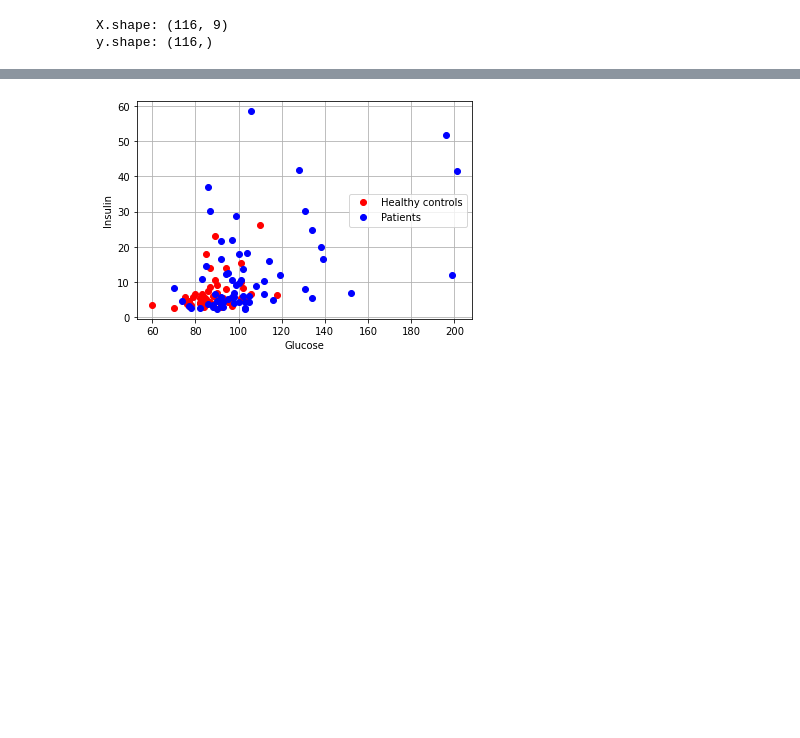
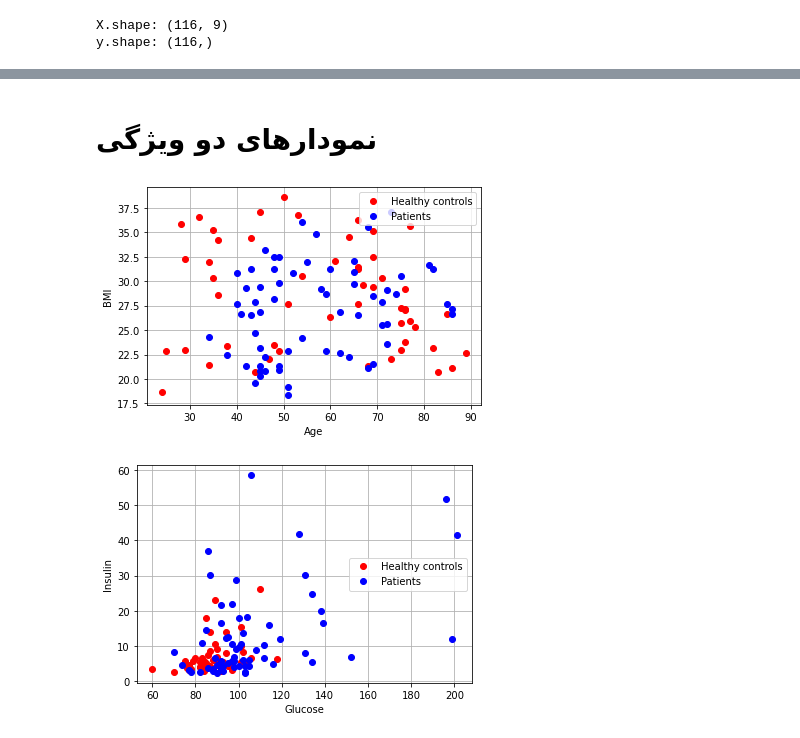
Before and after one commit to zahrasalarian/Artificial-Intelligence-in-Medicine-Projects, a Jupyter notebook: p1/main.ipynb, the cells around one changed output, grey strips where cells are left out. Saved outputs shown, nothing was run; the diff lists cells and outputs as text; code cells hidden in the pictures; blank space fills up the shorter version.

Commit message:
Added description to plots

```diff
--- a/p1/main.ipynb
+++ b/p1/main.ipynb
@@ -41,3 +44,5 @@ draw_one_f_plot(7)
+# %% [markdown]
+# نمودارهای دو ویژگی
 # %%
 def draw_features_plot(feature1, feature2):
     for c in range(1, 3):
@@ -46,6 +51,12 @@ def draw_features_plot(feature1, feature2):
     plt.ylabel(feature_names[feature2])
     plt.grid()
     plt.legend()
+# %%
+feature1 = 0
+feature2 = 1
+draw_features_plot(feature1, feature2)
+# %% [output]
+[figure, added]
 # %%
 feature1 = 2
 feature2 = 3
```
Also changed, not shown: parts of 9 cells of this notebook, 1 other file.
